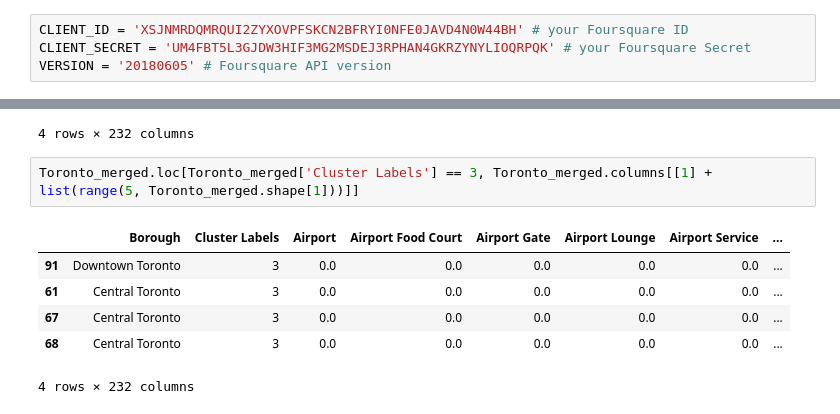
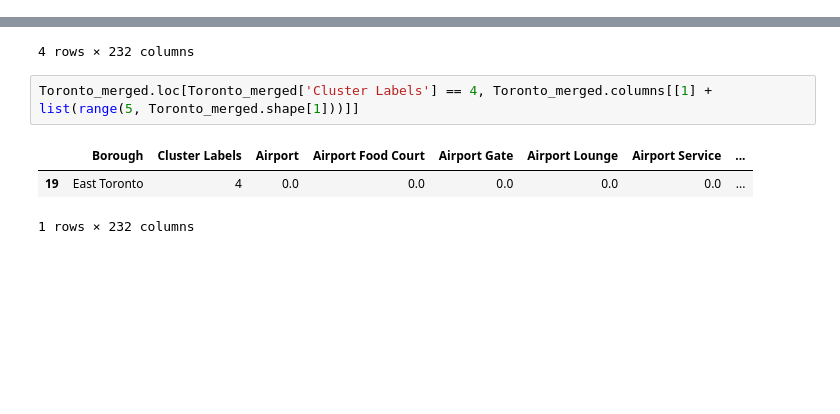
Before and after one commit to lorenzopilotti/Coursera_Capstone, a Jupyter notebook: Capstone Project Notebook.ipynb, the cells around one changed output, grey strips where cells are left out. Drawn from its saved outputs; the diff is of its cells as text; blank space fills up the shorter version.

```diff
--- a/Capstone Project Notebook.ipynb
+++ b/Capstone Project Notebook.ipynb
@@ -231,7 +231,3 @@ map_neighborhoods
 [interactive output not drawn]
 # %% [markdown]
 ID credentials to access the Foursquare database
-# %%
-CLIENT_ID = 'XSJNMRDQMRQUI2ZYXOVPFSKCN2BFRYI0NFE0JAVD4N0W44BH' # your Foursquare ID
-CLIENT_SECRET = 'UM4FBT5L3GJDW3HIF3MG2MSDEJ3RPHAN4GKRZYNYLIOQRPQK' # your Foursquare Secret
-VERSION = '20180605' # Foursquare API version
@@ -463,11 +450,8 @@ Toronto_merged.loc[Toronto_merged['Cluster Labels'] == 3, Toronto_merged.columns
 | 68 | Central Toronto | 3 | 0.0 | 0.0 | 0.0 | 0.0 | 0.0 | ... |
 4 rows × 232 columns
 # %%
-Toronto_merged.loc[Toronto_merged['Cluster Labels'] == 3, Toronto_merged.columns[[1] + list(range(5, Toronto_merged.shape[1]))]]
+Toronto_merged.loc[Toronto_merged['Cluster Labels'] == 4, Toronto_merged.columns[[1] + list(range(5, Toronto_merged.shape[1]))]]
 # %% [output]
 |  | Borough | Cluster Labels | Airport | Airport Food Court | Airport Gate | Airport Lounge | Airport Service | ... |
-| 91 | Downtown Toronto | 3 | 0.0 | 0.0 | 0.0 | 0.0 | 0.0 | ... |
-| 61 | Central Toronto | 3 | 0.0 | 0.0 | 0.0 | 0.0 | 0.0 | ... |
-| 67 | Central Toronto | 3 | 0.0 | 0.0 | 0.0 | 0.0 | 0.0 | ... |
-| 68 | Central Toronto | 3 | 0.0 | 0.0 | 0.0 | 0.0 | 0.0 | ... |
+| 19 | East Toronto | 4 | 0.0 | 0.0 | 0.0 | 0.0 | 0.0 | ... |
-4 rows × 232 columns
+1 rows × 232 columns
```
Also changed, not shown: parts of 2 cells of this notebook.
